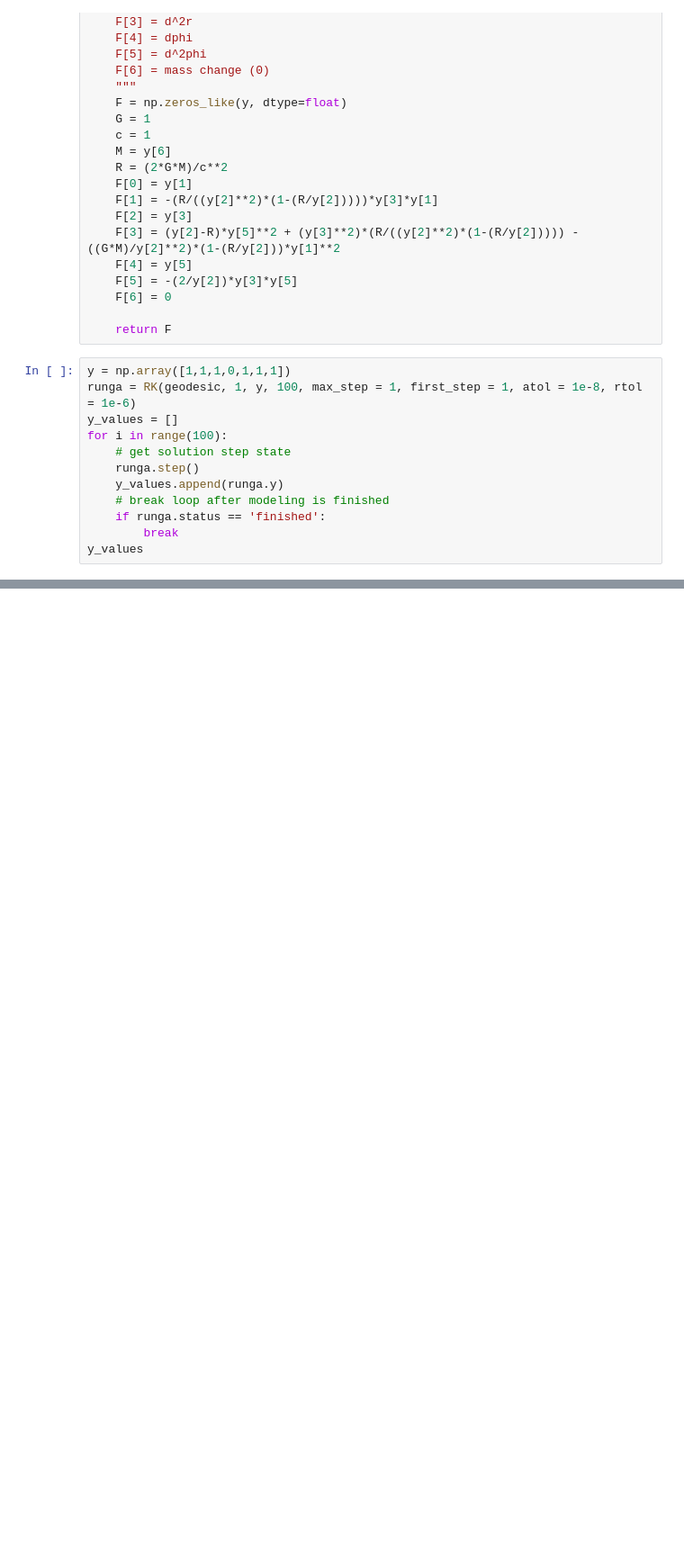
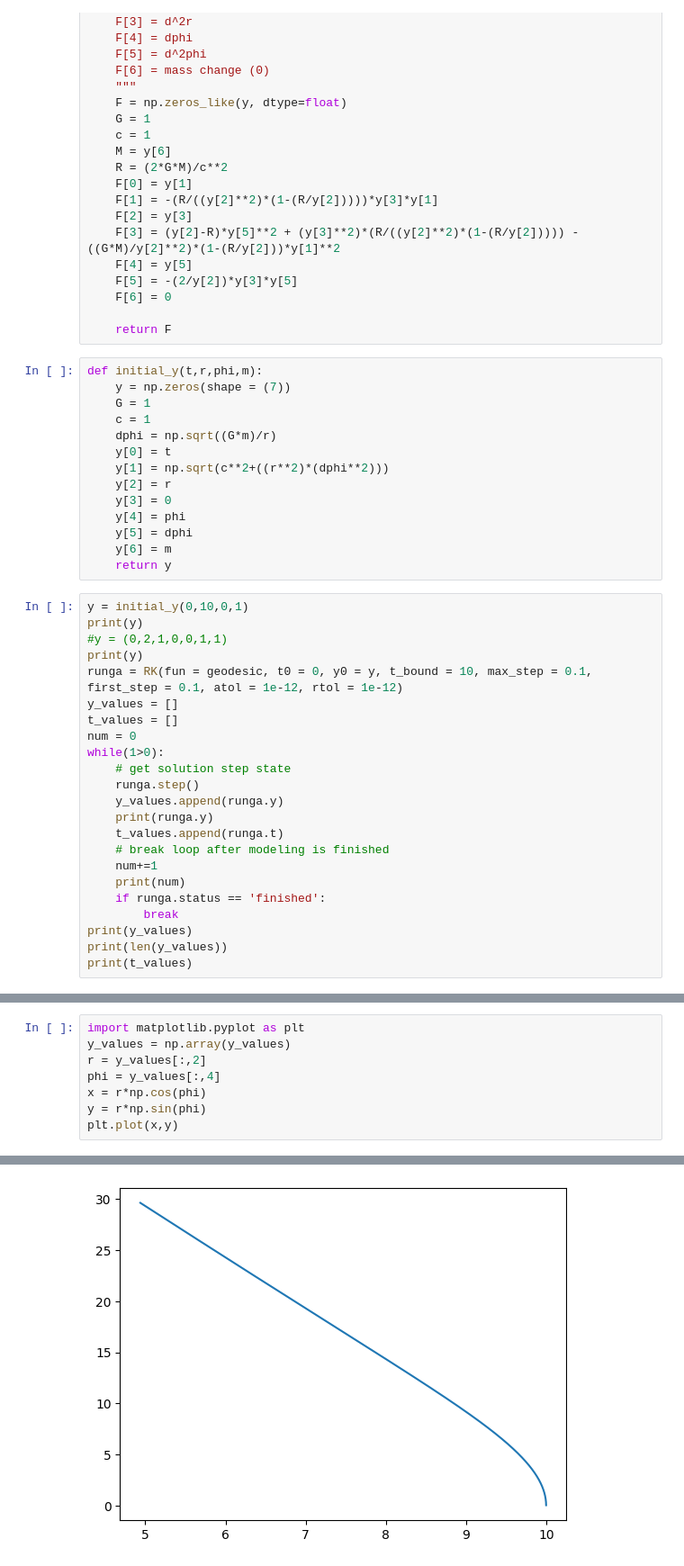
Before and after one commit to BryceDixon/Computational, a Jupyter notebook: assessment3/test3.ipynb, the cells around one changed output, grey strips where cells are left out. Shown at 90% size. Saved outputs shown, nothing was run; the diff lists cells and outputs as text; blank space fills up the shorter version.

```diff
--- a/assessment3/test3.ipynb
+++ b/assessment3/test3.ipynb
@@ -34,16 +34,41 @@ def geodesic(tau, y):
     F[6] = 0
 
     return F
+# %%
+def initial_y(t,r,phi,m):
+    y = np.zeros(shape = (7))
+    G = 1
+    c = 1
+    dphi = np.sqrt((G*m)/r)
+    y[0] = t
+    y[1] = np.sqrt(c**2+((r**2)*(dphi**2)))
+    y[2] = r
+    y[3] = 0
+    y[4] = phi
+    y[5] = dphi
+    y[6] = m
+    return y
 # %%
-y = np.array([1,1,1,0,1,1,1])
-runga = RK(geodesic, 1, y, 100, max_step = 1, first_step = 1, atol = 1e-8, rtol = 1e-6)
+y = initial_y(0,10,0,1)
+print(y)
+#y = (0,2,1,0,0,1,1)
+print(y)
+runga = RK(fun = geodesic, t0 = 0, y0 = y, t_bound = 10, max_step = 0.1, first_step = 0.1, atol = 1e-12, rtol = 1e-12)
 y_values = []
-for i in range(100):
+t_values = []
+num = 0
+while(1>0):
     # get solution step state
     runga.step()
     y_values.append(runga.y)
+    print(runga.y)
+    t_values.append(runga.t)
     # break loop after modeling is finished
+    num+=1
+    print(num)
     if runga.status == 'finished':
         break
-y_values
+print(y_values)
+print(len(y_values))
+print(t_values)
 # %% [output]
@@ -69,0 +92,9 @@ array([[5, 5, 5]])
+# %%
+import matplotlib.pyplot as plt
+y_values = np.array(y_values)
+r = y_values[:,2]
+phi = y_values[:,4]
+x = r*np.cos(phi)
+y = r*np.sin(phi)
+plt.plot(x,y)
+# %% [output]
@@ -69,0 +102 @@ array([[5, 5, 5]])
+[figure, added]
```
Also changed, not shown: parts of 4 cells of this notebook, 1 other file.
